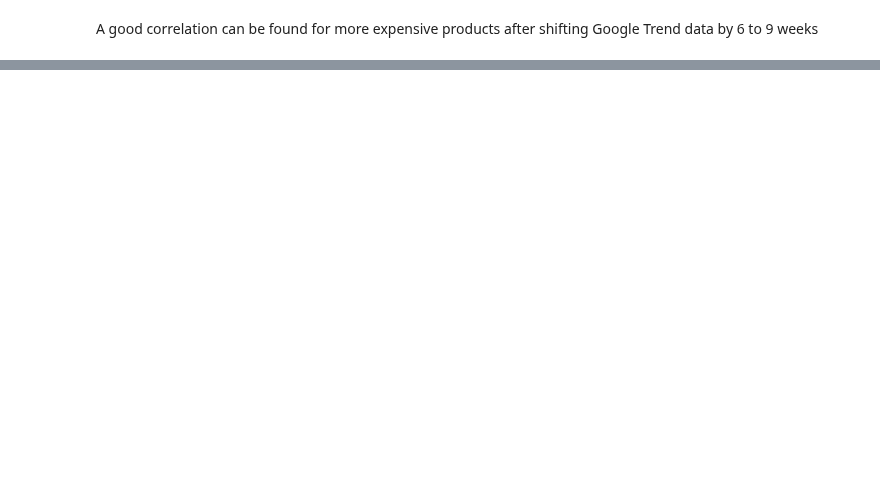
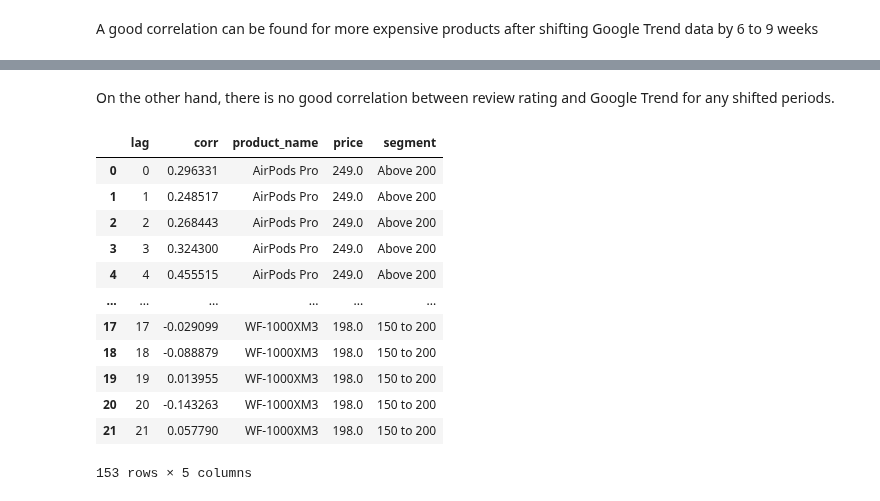
Before and after one commit to datascientistlin/AmazonReviewAnalysis, a Jupyter notebook: Correlation.ipynb, the cells around one changed output, grey strips where cells are left out. Cells and saved outputs as stored; diff of their text form; code cells hidden in the pictures; blank space fills up the shorter version.

```diff
--- a/Correlation.ipynb
+++ b/Correlation.ipynb
@@ -73,4 +72,11 @@ def calculate_correlation(df):
     return df_corr
+# %%
+def calculate_correlation_review_rating(df):
+    corr_lst = [(i, df['average_rating'].corr(df['trend_index'].shift(i))) for i in range(len(df)//2)]
+    df_corr = pd.DataFrame(corr_lst, columns=['lag', 'corr'])
+    df_corr['product_name'] = df['product_name'][0]
+    df_corr['price'] = df['price'][0]
+    return df_corr
 # %%
 product_list = ['AirPods Pro', 'Elite 75t', 'Free', 'Galaxy Buds Plus', 'NC700', 'Soundcore Liberty 2 Pro', 'Soundcore Liberty Air 2', 'Soundcore Life Q20', 'WF-1000XM3']
 price_list = [249.0, 179.0, 49.0, 149.0, 399.0, 149.0, 100.0, 59.0, 198.0]
@@ -139,0 +248,26 @@ alt.Chart(df_corr).mark_bar(size=10).encode(
+# %% [markdown]
+On the other hand, there is no good correlation between review rating and Google Trend for any shifted periods.
+# %%
+df_corr_review_rating = pd.DataFrame(columns=['lag', 'corr', 'product_name', 'price'])
+
+for product, price in zip(*[product_list, price_list]):
+    df = data_import_clean(product, price)
+    df_corr_review_rating = pd.concat([df_corr_review_rating, calculate_correlation_review_rating(df)])
+
+df_corr_review_rating['segment'] = pd.cut(df_corr_review_rating['price'], bins=[0,100,150,200,1000], labels=['Below 100', '100 to 150', '150 to 200', 'Above 200'], right=False)
+# %%
+df_corr_review_rating
+# %% [output]
+|  | lag | corr | product_name | price | segment |
+| 0 | 0 | 0.296331 | AirPods Pro | 249.0 | Above 200 |
+| 1 | 1 | 0.248517 | AirPods Pro | 249.0 | Above 200 |
+| 2 | 2 | 0.268443 | AirPods Pro | 249.0 | Above 200 |
+| 3 | 3 | 0.324300 | AirPods Pro | 249.0 | Above 200 |
+| 4 | 4 | 0.455515 | AirPods Pro | 249.0 | Above 200 |
+| ... | ... | ... | ... | ... | ... |
+| 17 | 17 | -0.029099 | WF-1000XM3 | 198.0 | 150 to 200 |
+| 18 | 18 | -0.088879 | WF-1000XM3 | 198.0 | 150 to 200 |
+| 19 | 19 | 0.013955 | WF-1000XM3 | 198.0 | 150 to 200 |
+| 20 | 20 | -0.143263 | WF-1000XM3 | 198.0 | 150 to 200 |
+| 21 | 21 | 0.057790 | WF-1000XM3 | 198.0 | 150 to 200 |
+153 rows × 5 columns
```
Also changed, not shown: parts of 19 cells of this notebook.
